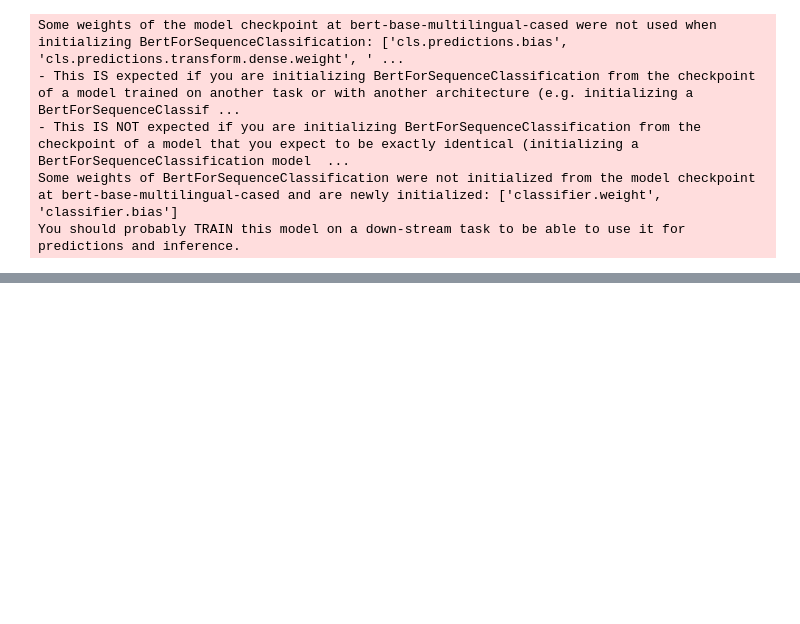
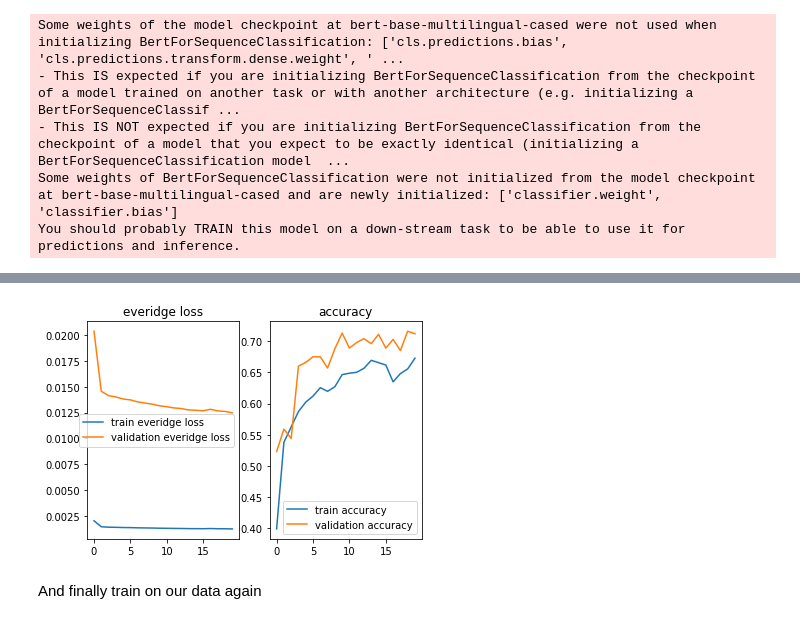
Before and after one commit to Nukleari/GLUMGLEK_final_project, a Jupyter notebook: final_project.ipynb, the cells around one changed output, grey strips where cells are left out. Cells and saved outputs as stored; diff of their text form; code cells hidden in the pictures; blank space fills up the shorter version.

```diff
--- a/final_project.ipynb
+++ b/final_project.ipynb
@@ -244,0 +262,13 @@ sns.lineplot(data=metrics['valid_accuracy'], ax=ax[1], label='validation accurac
+# %%
+fig, ax = plt.subplots(1, 2)
+
+sns.lineplot(data=second_metrics['train_everidge_loss'], ax=ax[0], label='train everidge loss')
+sns.lineplot(data=second_metrics['valid_everidge_loss'], ax=ax[0], label='validation everidge loss')
+
+ax[0].set_title('everidge loss')
+ax[1].set_title('accuracy')
+
+sns.lineplot(data=second_metrics['train_accuracy'], ax=ax[1], label='train accuracy')
+sns.lineplot(data=second_metrics['valid_accuracy'], ax=ax[1], label='validation accuracy')
+print(f'test everidge loss:{second_testmetrics[0]}, test accuraccy:{second_testmetrics[1]}')
+# %% [output]
@@ -244,0 +276,3 @@ sns.lineplot(data=metrics['valid_accuracy'], ax=ax[1], label='validation accurac
+[figure, added]
+# %% [markdown]
+And finally train on our data again
```
Also changed, not shown: parts of 16 cells of this notebook, 2 other files.
